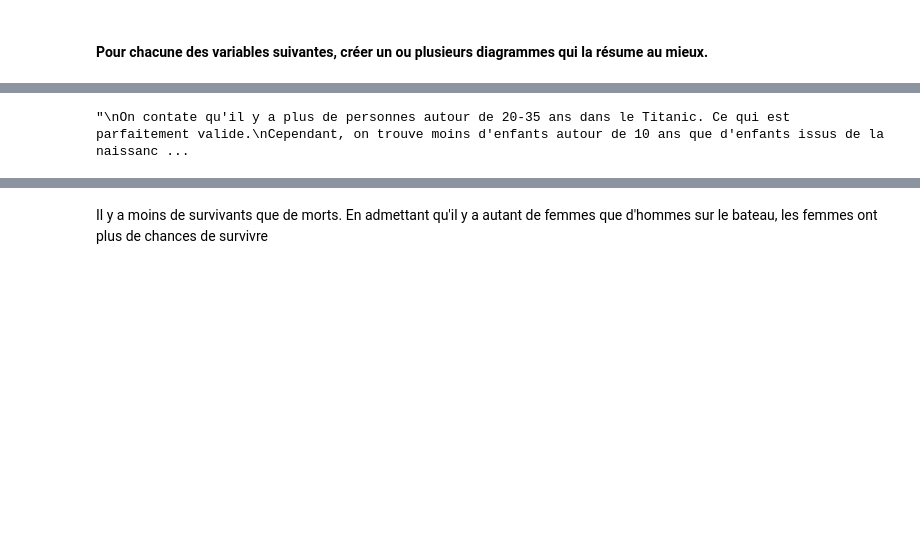
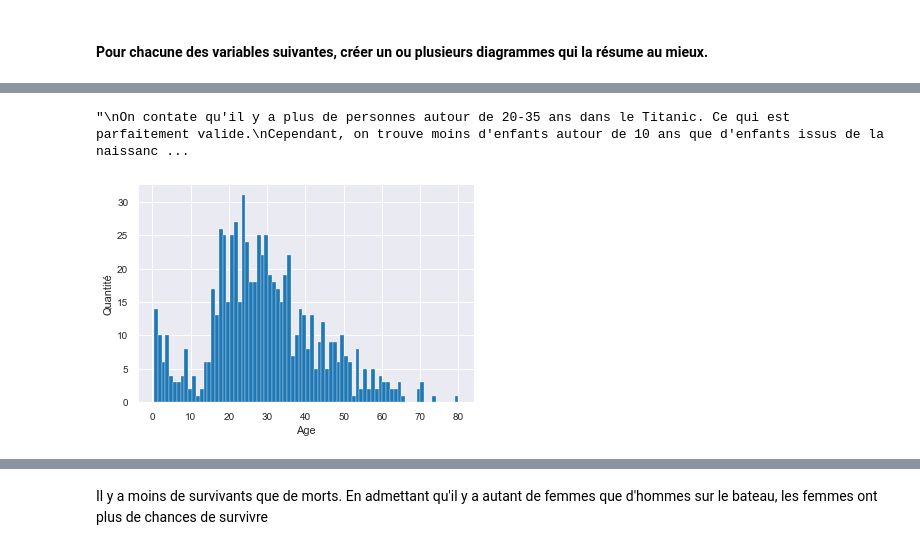
Before and after one commit to lamarqueclement/titanic_projet2, a Jupyter notebook: Titanic2.ipynb, the cells around one changed output, grey strips where cells are left out. Saved outputs shown, nothing was run; the diff lists cells and outputs as text; code cells hidden in the pictures; blank space fills up the shorter version.

```diff
--- a/Titanic2.ipynb
+++ b/Titanic2.ipynb
@@ -158,12 +176,14 @@ Un homme a trés lègèrement plus de chances de se situé sur une classe supér
 # %%
+%matplotlib inline
 # Nombre de personnes par age
 plt.xlabel('Age')
 plt.ylabel('Quantité')
-rien = plt.hist(train['Age'].ravel(), bins=80)
+rien = plt.hist(c_train['Age'].ravel(), bins=80)
 '''
 On contate qu'il y a plus de personnes autour de 20-35 ans dans le Titanic. Ce qui est parfaitement valide.
 Cependant, on trouve moins d'enfants autour de 10 ans que d'enfants issus de la naissance.
 '''
 # %% [output]
 "\nOn contate qu'il y a plus de personnes autour de 20-35 ans dans le Titanic. Ce qui est parfaitement valide.\nCependant, on trouve moins d'enfants autour de 10 ans que d'enfants issus de la naissanc ...
+[figure, added]
 # %%
```
Also changed, not shown: parts of 40 cells of this notebook.
